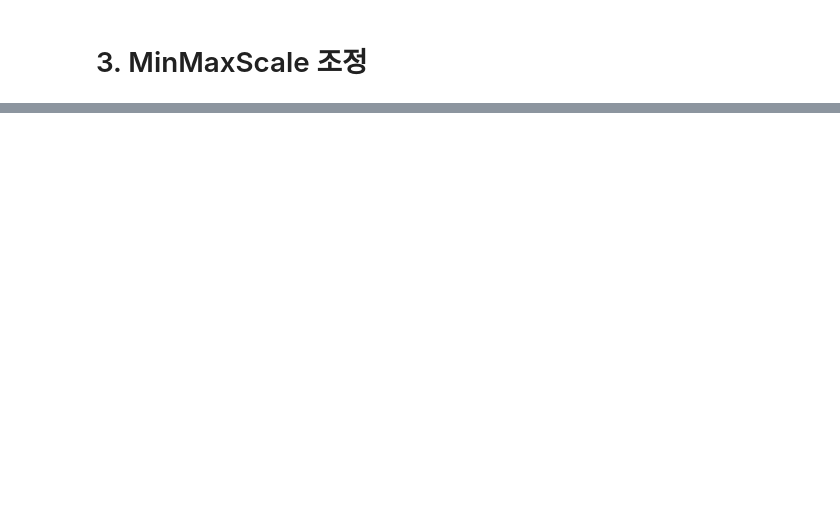
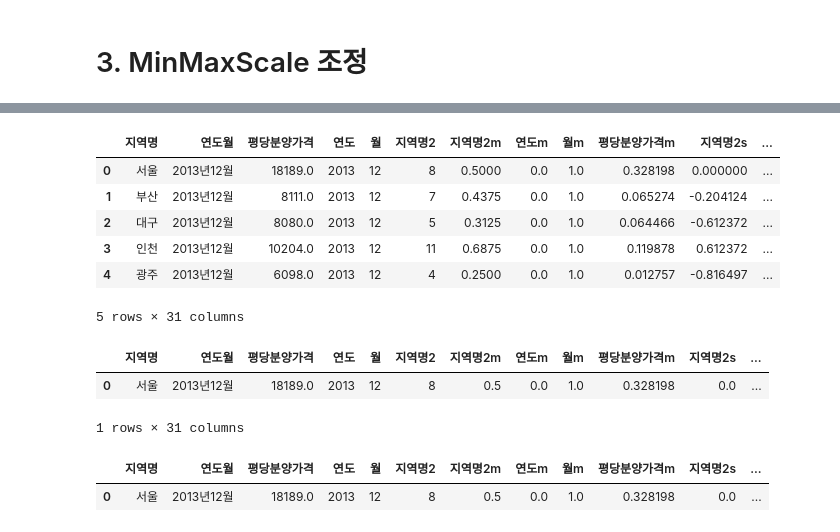
Before and after one commit to jslee912/ai, a Jupyter notebook: source/05_DeepLearning/연습문제(라벨인코딩_스케일조정_원핫인코딩).ipynb, the cells around one changed output, grey strips where cells are left out. Saved outputs shown, nothing was run; the diff lists cells and outputs as text; code cells hidden in the pictures; blank space fills up the shorter version.

```diff
--- a/source/05_DeepLearning/연습문제(라벨인코딩_스케일조정_원핫인코딩).ipynb
+++ b/source/05_DeepLearning/연습문제(라벨인코딩_스케일조정_원핫인코딩).ipynb
@@ -50,0 +107,3 @@ X.shape, y.shape
+# %%
+loc = df.loc[:16,['지역명', '지역명2']].sort_values(by='지역명2')['지역명'].tolist() # 시리즈를 리스트로
+print(loc)  # 원한인코딩 후 열이름
@@ -50,0 +123,5 @@ X.shape, y.shape
+# %%
+# 원핫인코딩 방법1
+df[loc] = to_categorical(df['지역명2'])# astype(np.int16)
+pd.options.display.max_columns = 30
+df[loc].info()
@@ -50,0 +146,26 @@ X.shape, y.shape
+# %%
+df[loc] = df[loc].astype(np.int16)
+df.head()
+# %% [output]
+|  | 지역명 | 연도월 | 평당분양가격 | 연도 | 월 | 지역명2 | 지역명2m | 연도m | 월m | 평당분양가격m | 지역명2s | ... |
+| 0 | 서울 | 2013년12월 | 18189.0 | 2013 | 12 | 8 | 0.5000 | 0.0 | 1.0 | 0.328198 | 0.000000 | ... |
+| 1 | 부산 | 2013년12월 | 8111.0 | 2013 | 12 | 7 | 0.4375 | 0.0 | 1.0 | 0.065274 | -0.204124 | ... |
+| 2 | 대구 | 2013년12월 | 8080.0 | 2013 | 12 | 5 | 0.3125 | 0.0 | 1.0 | 0.064466 | -0.612372 | ... |
+| 3 | 인천 | 2013년12월 | 10204.0 | 2013 | 12 | 11 | 0.6875 | 0.0 | 1.0 | 0.119878 | 0.612372 | ... |
+| 4 | 광주 | 2013년12월 | 6098.0 | 2013 | 12 | 4 | 0.2500 | 0.0 | 1.0 | 0.012757 | -0.816497 | ... |
+5 rows × 31 columns
+# %%
+# 원핫인코딩 방법2
+df[loc] = pd.get_dummies(df['지역명2'])
+df.head(1)
+# %% [output]
+|  | 지역명 | 연도월 | 평당분양가격 | 연도 | 월 | 지역명2 | 지역명2m | 연도m | 월m | 평당분양가격m | 지역명2s | ... |
+| 0 | 서울 | 2013년12월 | 18189.0 | 2013 | 12 | 8 | 0.5 | 0.0 | 1.0 | 0.328198 | 0.0 | ... |
+1 rows × 31 columns
+# %%
+# 원핫인코딩 데이터 지우기
+df = df.drop(loc, axis=1)
+df.head(1)
+# %% [output]
+|  | 지역명 | 연도월 | 평당분양가격 | 연도 | 월 | 지역명2 | 지역명2m | 연도m | 월m | 평당분양가격m | 지역명2s | ... |
+| 0 | 서울 | 2013년12월 | 18189.0 | 2013 | 12 | 8 | 0.5 | 0.0 | 1.0 | 0.328198 | 0.0 | ... |
```
Also changed, not shown: parts of 11 cells of this notebook, 4 other files.
